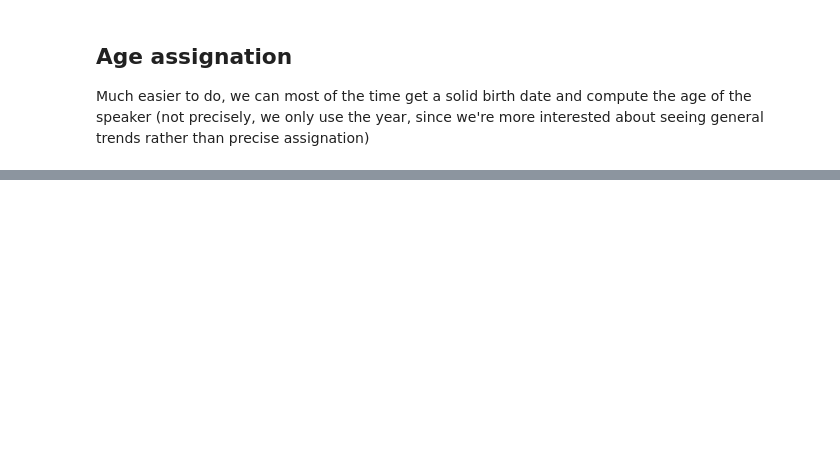
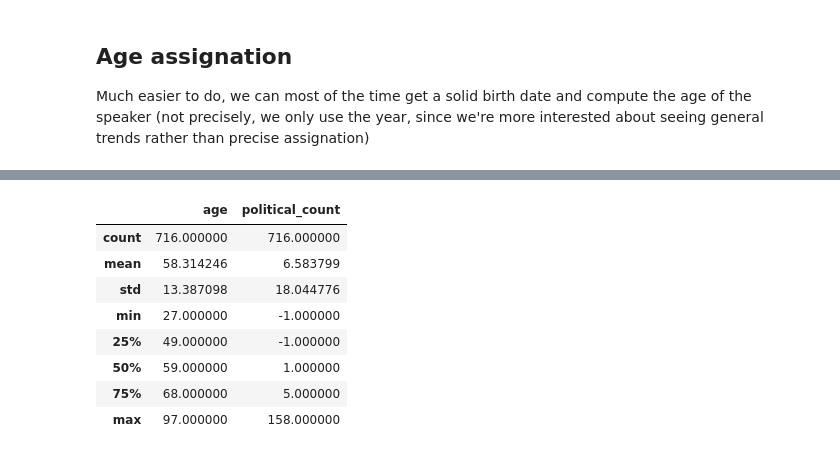
Before and after one commit to epfl-ada/ada-2021-project-adada-sur-mon-bidet, a Jupyter notebook: notebooks/processing_pickle.ipynb, the cells around one changed output, grey strips where cells are left out. Drawn from its saved outputs; the diff is of its cells as text; code cells hidden in the pictures; blank space fills up the shorter version.

```diff
--- a/notebooks/processing_pickle.ipynb
+++ b/notebooks/processing_pickle.ipynb
@@ -270,0 +310,12 @@ Text(0.5, 1.0, 'Age distribution of each assigned gender')
+# %%
+df[(df["wing"]=="Republican") & (df["gender"]=="female")].describe()
+# %% [output]
+|  | age | political_count |
+| count | 716.000000 | 716.000000 |
+| mean | 58.314246 | 6.583799 |
+| std | 13.387098 | 18.044776 |
+| min | 27.000000 | -1.000000 |
+| 25% | 49.000000 | -1.000000 |
+| 50% | 59.000000 | 1.000000 |
+| 75% | 68.000000 | 5.000000 |
+| max | 97.000000 | 158.000000 |
```
Also changed, not shown: parts of 27 cells of this notebook, 1 other file.
